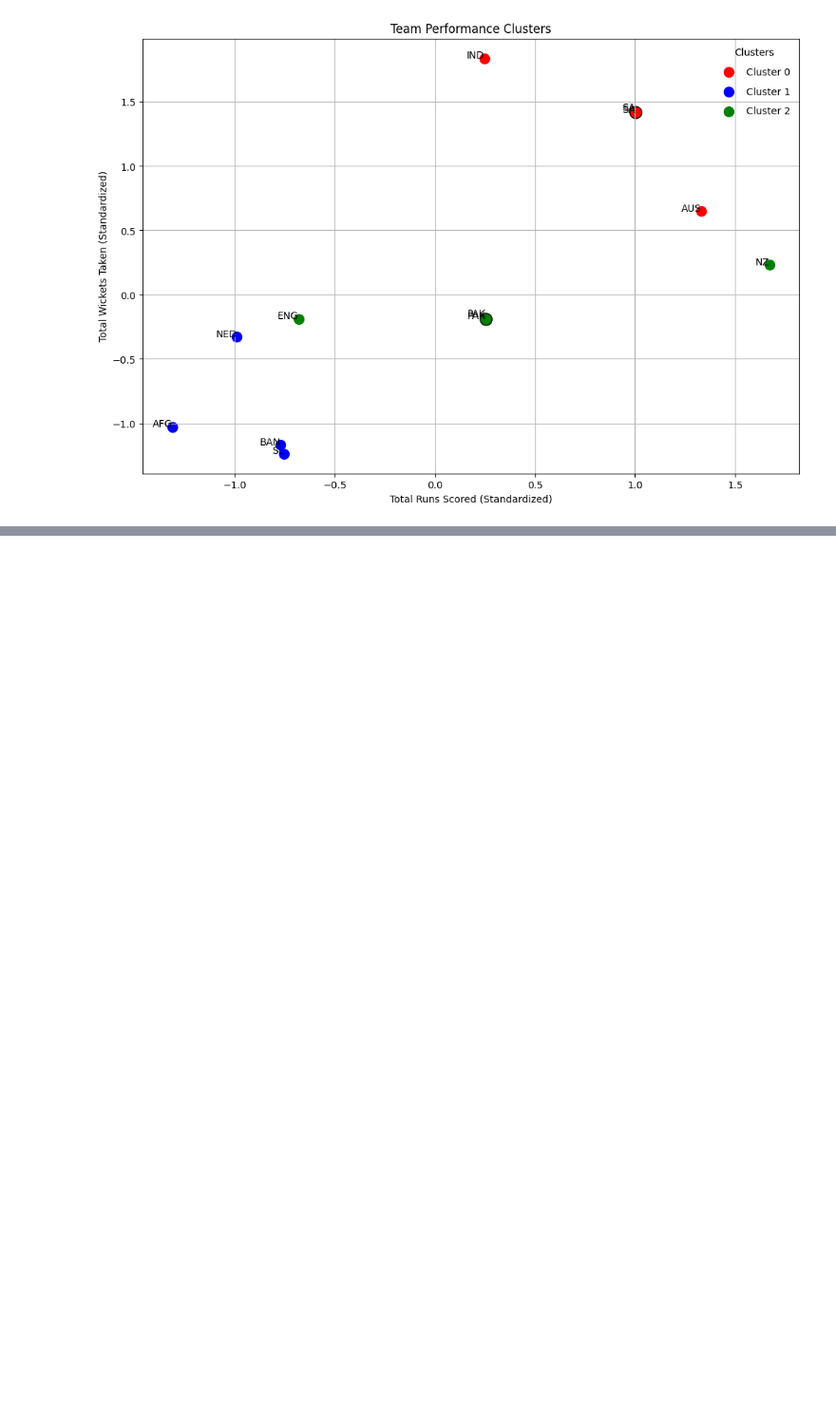
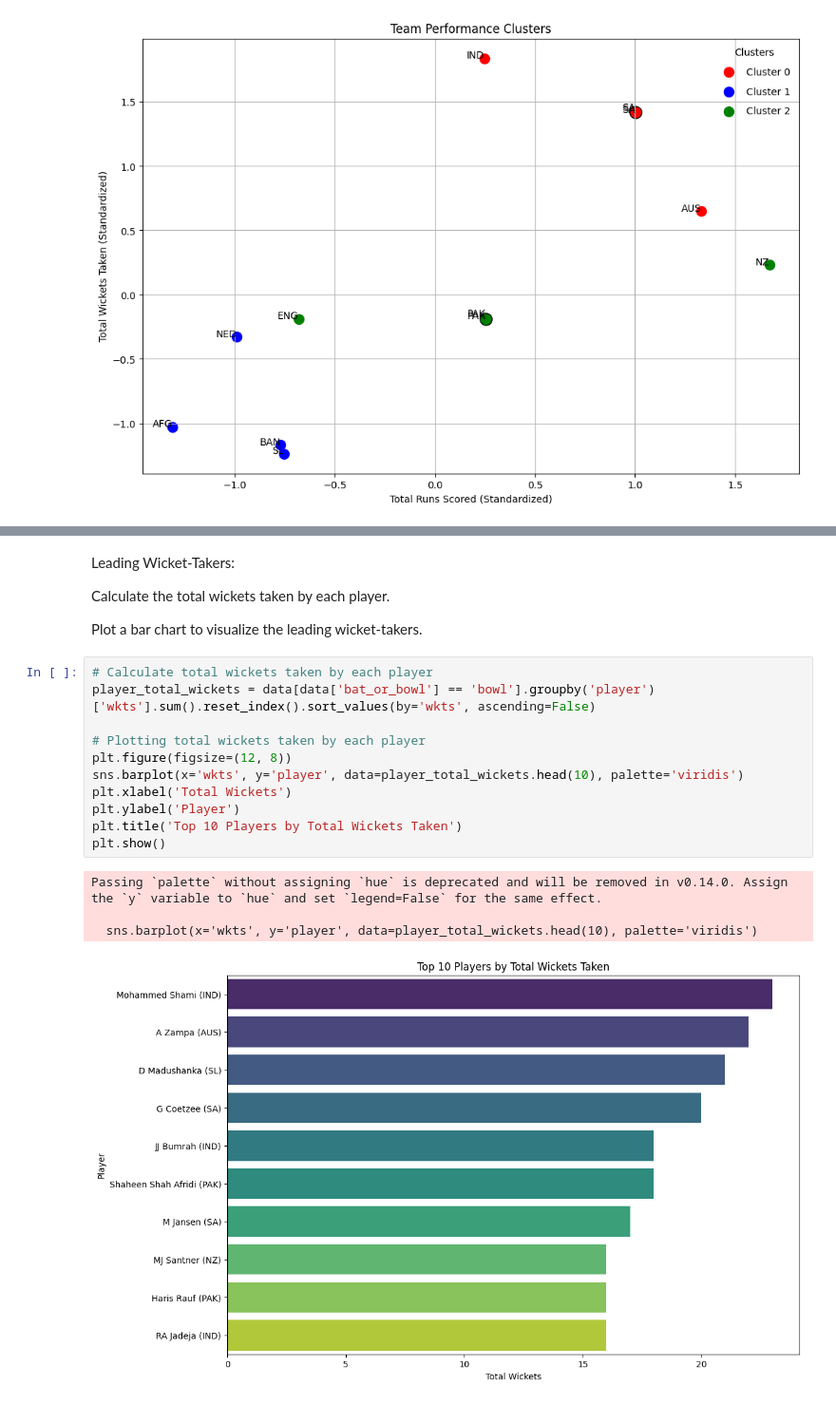
Before and after one commit to AnitaTasnim/Mentorness-ML-internship, a Jupyter notebook: worldcup2023.ipynb, the cells around one changed output, grey strips where cells are left out. Shown at 95% size. Saved outputs shown, nothing was run; the diff lists cells and outputs as text; blank space fills up the shorter version.

```diff
--- a/worldcup2023.ipynb
+++ b/worldcup2023.ipynb
@@ -2117,0 +369,23 @@ dtype: float64
+# %% [markdown]
+Leading Wicket-Takers:
+
+
+Calculate the total wickets taken by each player.
+
+Plot a bar chart to visualize the leading wicket-takers.
+# %%
+# Calculate total wickets taken by each player
+player_total_wickets = data[data['bat_or_bowl'] == 'bowl'].groupby('player')['wkts'].sum().reset_index().sort_values(by='wkts', ascending=False)
+
+# Plotting total wickets taken by each player
+plt.figure(figsize=(12, 8))
+sns.barplot(x='wkts', y='player', data=player_total_wickets.head(10), palette='viridis')
+plt.xlabel('Total Wickets')
+plt.ylabel('Player')
+plt.title('Top 10 Players by Total Wickets Taken')
+plt.show()
+# %% [output]
+Passing `palette` without assigning `hue` is deprecated and will be removed in v0.14.0. Assign the `y` variable to `hue` and set `legend=False` for the same effect.
+
+  sns.barplot(x='wkts', y='player', data=player_total_wickets.head(10), palette='viridis')
+[figure, added]
```
Also changed, not shown: parts of 209 cells of this notebook.
